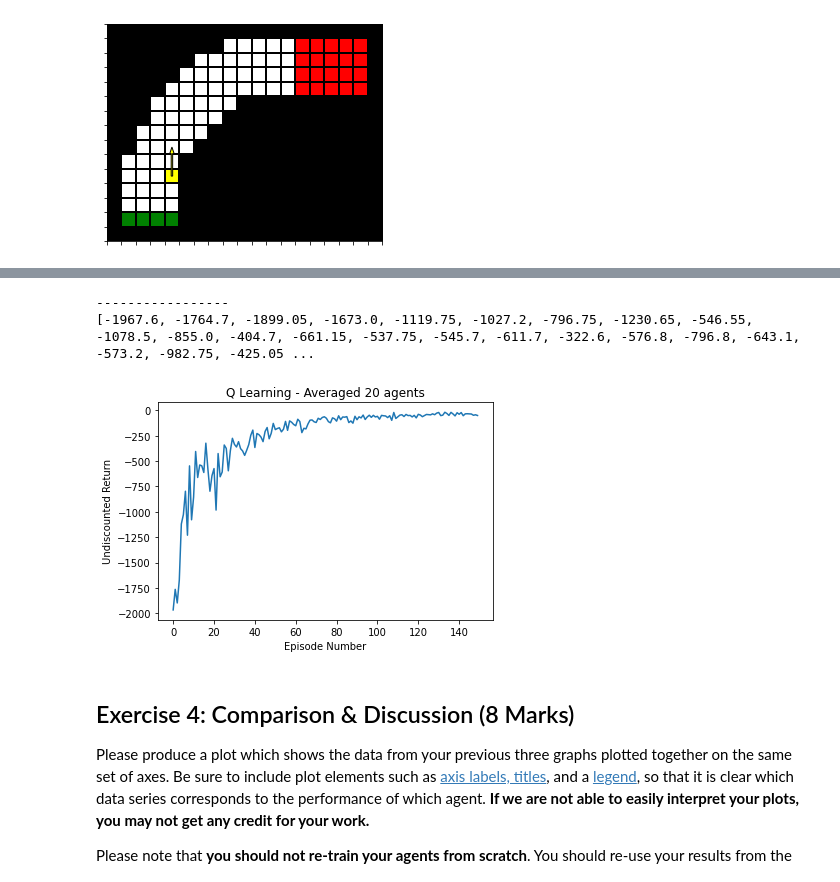
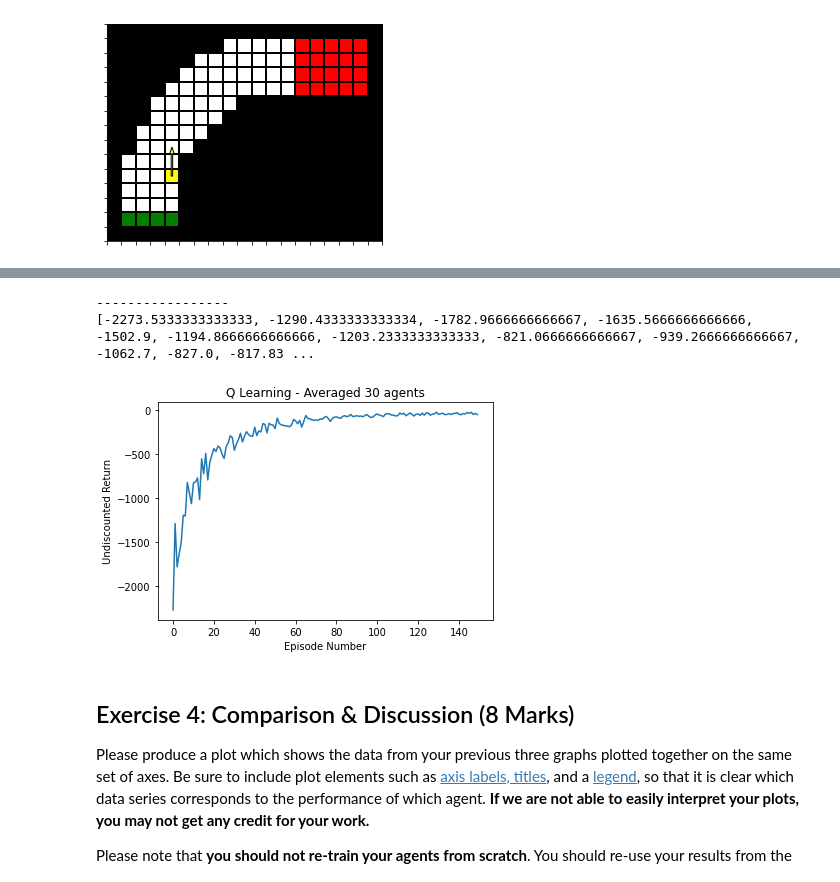
Before and after one commit to zacholade/reinforcement-learning-demo, a Jupyter notebook: rl_cw_2_racetrack.ipynb, the cells around one changed output, grey strips where cells are left out. Drawn from its saved outputs; the diff is of its cells as text; code cells hidden in the pictures.

```diff
--- a/rl_cw_2_racetrack.ipynb
+++ b/rl_cw_2_racetrack.ipynb
@@ -225,7 +225,7 @@ class OnPolicyMCControl:
         return undiscounted_returns
 
 
-num_agents = 20
+num_agents = 30
 epsilon = 0.15  # chance of doing something random
 gamma = 0.9  # discount
 num_episodes = 150
@@ -348,7 +348,7 @@ class SarsaOnPolicyTDControl:
         return undiscounted_rewards
 
 
-num_agents = 20
+num_agents = 30
 alpha = 0.2
 epsilon = 0.15  # chance of doing something random
 gamma = 0.9  # discount
@@ -479,41 +479,41 @@ class QLearning:
         return undiscounted_rewards
 
 
-num_agents = 20
+num_agents = 30
 alpha = 0.2
 epsilon = 0.15  # chance of doing something random
 gamma = 0.9  # discount
 num_episodes = 150
 optimal_policies = []
 agents_rewards_list = []
 for i in range(num_agents):
     env = RacetrackEnv()
     agent = QLearning(env, epsilon, gamma, alpha, num_episodes)
     rewards = agent.start()
     agents_rewards_list.append(rewards)
 
 mean_agent_rewards = []
 for i in range(num_episodes):
     sum_i = 0
     for agent_rewards in agents_rewards_list:
         sum_i += agent_rewards[i]
     reward_avg = sum_i / num_agents
     mean_agent_rewards.append(reward_avg)
 
 print('-----------------')
 print(mean_agent_rewards)
 ex3_results = mean_agent_rewards
 
 import matplotlib.pyplot as plt
 plt.plot(mean_agent_rewards)
 plt.title(f"Q Learning - Averaged {num_agents} agents")
 plt.xlabel("Episode Number")
 plt.ylabel("Undiscounted Return")
 plt.show()
 # %% [output]
 -----------------
-[-1967.6, -1764.7, -1899.05, -1673.0, -1119.75, -1027.2, -796.75, -1230.65, -546.55, -1078.5, -855.0, -404.7, -661.15, -537.75, -545.7, -611.7, -322.6, -576.8, -796.8, -643.1, -573.2, -982.75, -425.05 ...
+[-2273.5333333333333, -1290.4333333333334, -1782.9666666666667, -1635.5666666666666, -1502.9, -1194.8666666666666, -1203.2333333333333, -821.0666666666667, -939.2666666666667, -1062.7, -827.0, -817.83 ...
-[figure, old version]
+[figure, new version]
 # %% [markdown]
 ## Exercise 4: Comparison & Discussion (8 Marks)
 
```
Also changed, not shown: parts of 9 cells of this notebook, 2 other files.
